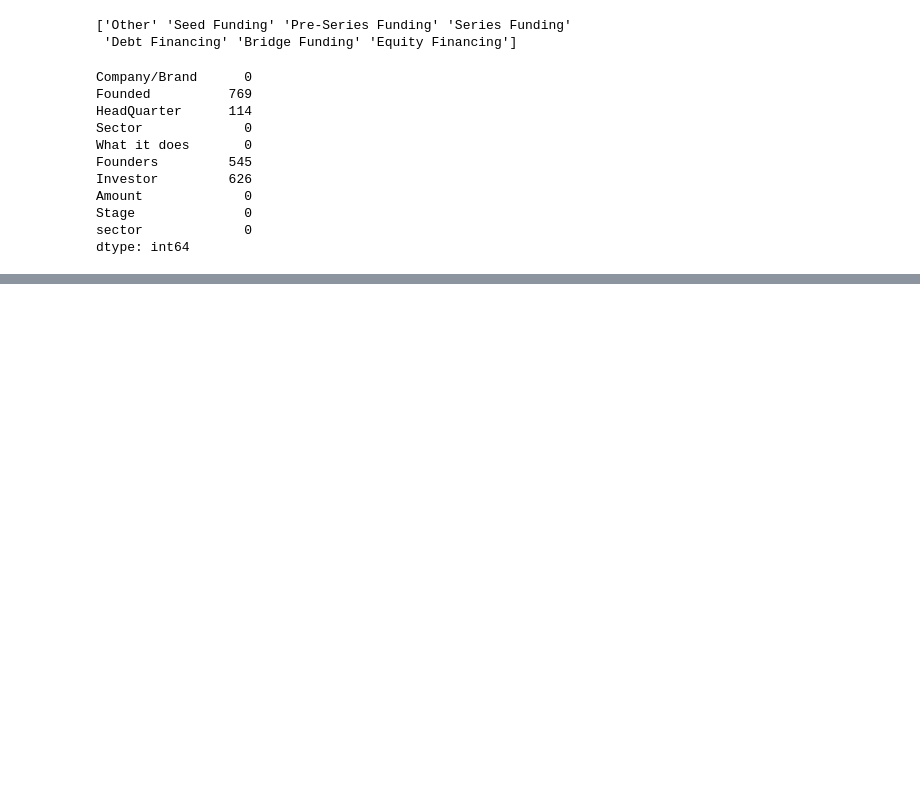
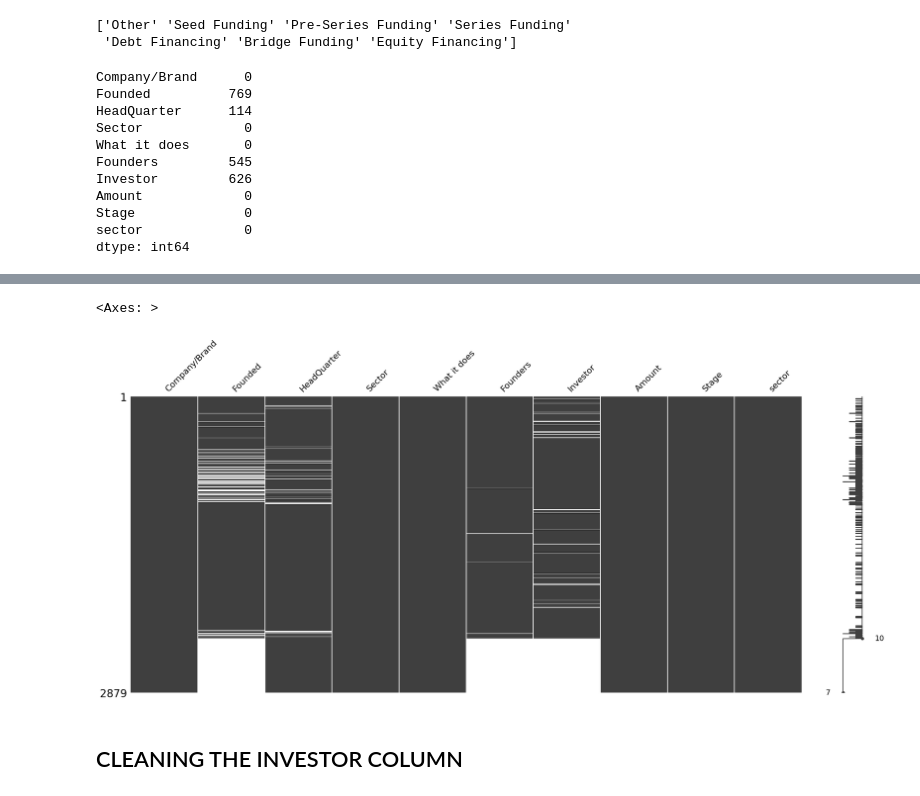
Before and after one commit to Amarquaye009/FIRST-PROJECT---CUSTOMER-CHURN-ANALYSIS, a Jupyter notebook: main.ipynb, the cells around one changed output, grey strips where cells are left out. Cells and saved outputs as stored; diff of their text form; code cells hidden in the pictures; blank space fills up the shorter version.

Commit message:
Update to cleaning of various columns

```diff
--- a/main.ipynb
+++ b/main.ipynb
@@ -482,0 +506,8 @@ dtype: int64
+# %%
+# visualize the null values
+msno.matrix(main_df)
+# %% [output]
+<Axes: >
+[figure, added]
+# %% [markdown]
+## CLEANING THE INVESTOR COLUMN
```
Also changed, not shown: parts of 16 cells of this notebook.
